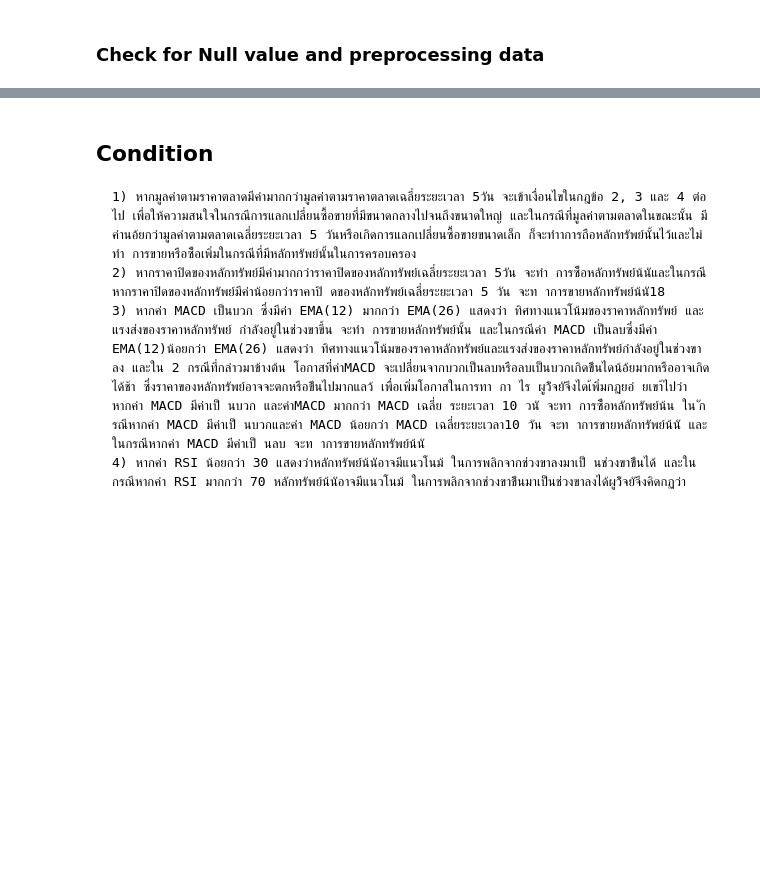
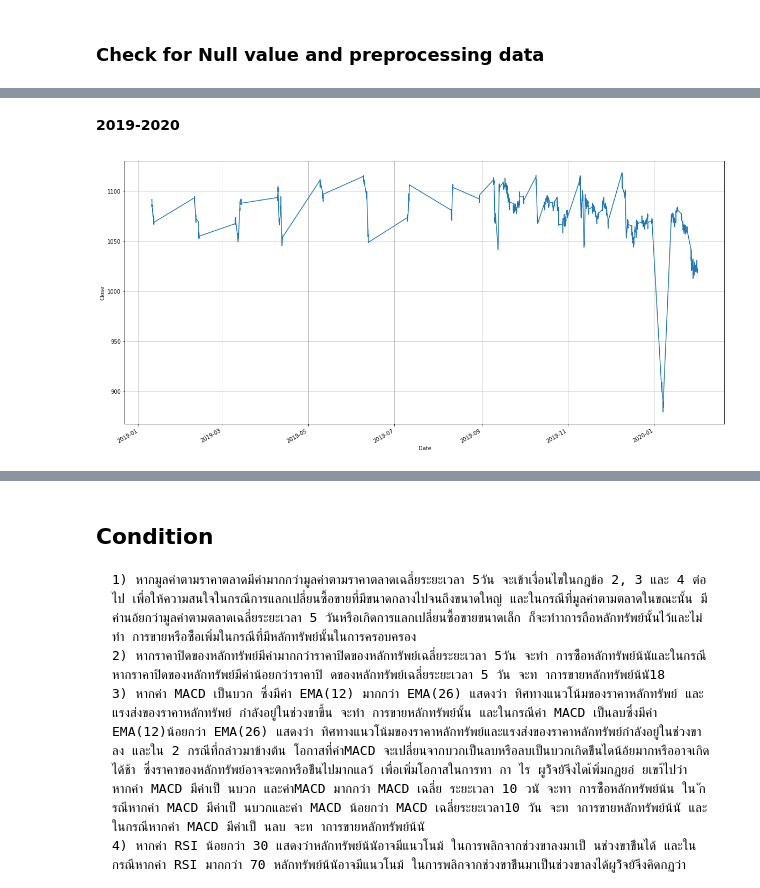
Before and after one commit to sarisppp/PJ63_CE18, a Jupyter notebook: pj63.ipynb, the cells around one changed output, grey strips where cells are left out. Drawn from its saved outputs; the diff is of its cells as text; code cells hidden in the pictures; blank space fills up the shorter version.

```diff
--- a/pj63.ipynb
+++ b/pj63.ipynb
@@ -128,0 +178,10 @@ dtn.head(30)
+# %% [markdown]
+**2019-2020**
+# %%
+dtn2=dtn.loc['2019':'2020-01'].Close.plot(grid=True,figsize=(20,10))
+plt.xlabel("Date")
+plt.ylabel("Close")
+plt.show()
+#['Open','Close','High','Low','SMA(5)','SMA(12)','SMA(26)','MACD','MACD(10)','RSI','Money','Money(5)']:
+# %% [output]
+[figure, added]
```
Also changed, not shown: parts of 18 cells of this notebook.
